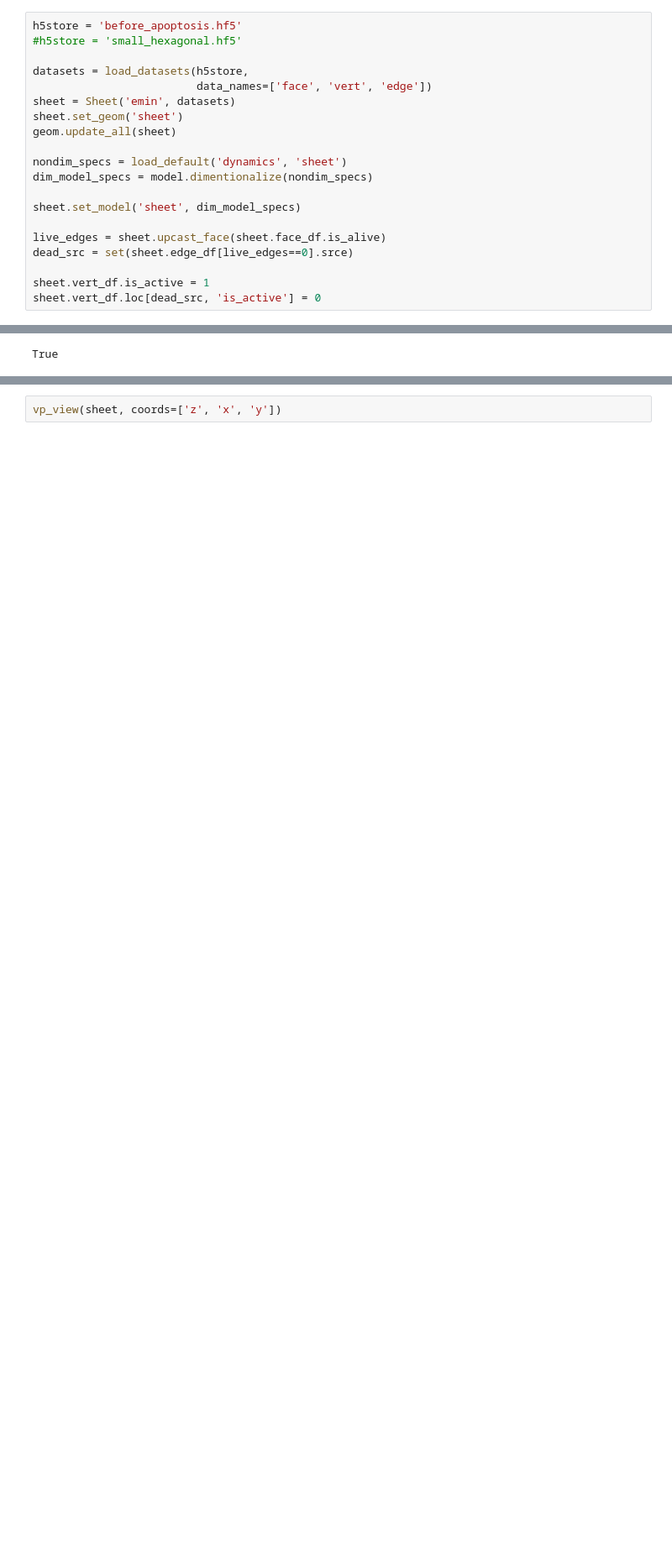
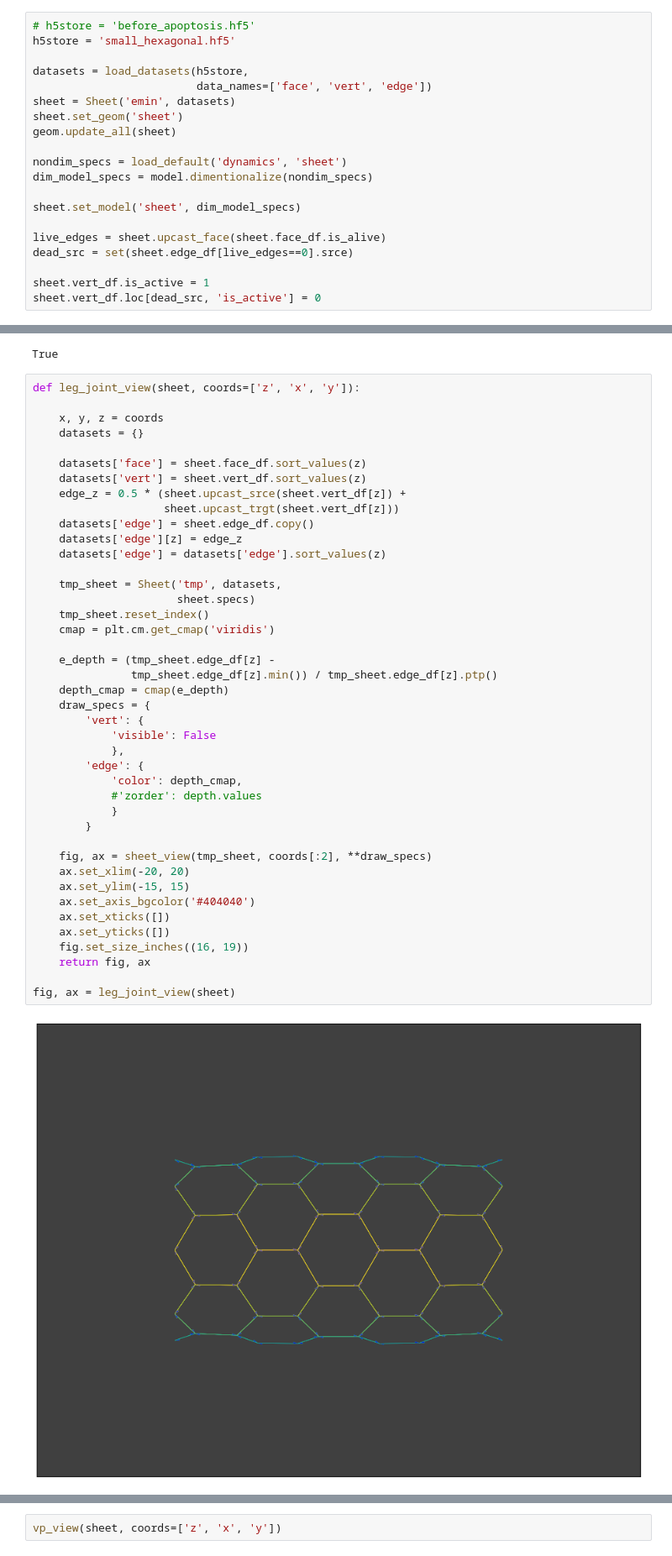
Before and after one commit to glyg/notebooks, a Jupyter notebook: tyssue/dynamics/Apoptosis.ipynb, the cells around one changed output, grey strips where cells are left out. Shown at 84% size. Saved outputs shown, nothing was run; the diff lists cells and outputs as text; blank space fills up the shorter version.

```diff
--- a/tyssue/dynamics/Apoptosis.ipynb
+++ b/tyssue/dynamics/Apoptosis.ipynb
@@ -32,8 +32,8 @@ from tyssue.stores import load_datasets
 
 Here it is a cylindrical hexagonal mesh.
 # %%
-h5store = 'before_apoptosis.hf5'
-#h5store = 'small_hexagonal.hf5'
+# h5store = 'before_apoptosis.hf5'
+h5store = 'small_hexagonal.hf5'
 
 datasets = load_datasets(h5store,
                          data_names=['face', 'vert', 'edge'])
@@ -65,3 +65,47 @@ res = solver.find_energy_min(sheet, geom, model, **settings)
 print(res['success'])
 # %% [output]
 True
+# %%
+def leg_joint_view(sheet, coords=['z', 'x', 'y']):
+
+    x, y, z = coords
+    datasets = {}
+
+    datasets['face'] = sheet.face_df.sort_values(z)
+    datasets['vert'] = sheet.vert_df.sort_values(z)
+    edge_z = 0.5 * (sheet.upcast_srce(sheet.vert_df[z]) +
+                    sheet.upcast_trgt(sheet.vert_df[z]))
+    datasets['edge'] = sheet.edge_df.copy()
+    datasets['edge'][z] = edge_z
+    datasets['edge'] = datasets['edge'].sort_values(z)
+
+    tmp_sheet = Sheet('tmp', datasets,
+                      sheet.specs)
+    tmp_sheet.reset_index()
+    cmap = plt.cm.get_cmap('viridis')
+
+    e_depth = (tmp_sheet.edge_df[z] -
+               tmp_sheet.edge_df[z].min()) / tmp_sheet.edge_df[z].ptp()
+    depth_cmap = cmap(e_depth)
+    draw_specs = {
+        'vert': {
+            'visible': False
+            },
+        'edge': {
+            'color': depth_cmap,
+            #'zorder': depth.values
+            }
+        }
+
+    fig, ax = sheet_view(tmp_sheet, coords[:2], **draw_specs)
+    ax.set_xlim(-20, 20)
+    ax.set_ylim(-15, 15)
+    ax.set_axis_bgcolor('#404040')
+    ax.set_xticks([])
+    ax.set_yticks([])
+    fig.set_size_inches((16, 19))
+    return fig, ax
+
+fig, ax = leg_joint_view(sheet)
+# %% [output]
+[figure, added]
```
Also changed, not shown: parts of 18 cells of this notebook, 1 other file.
